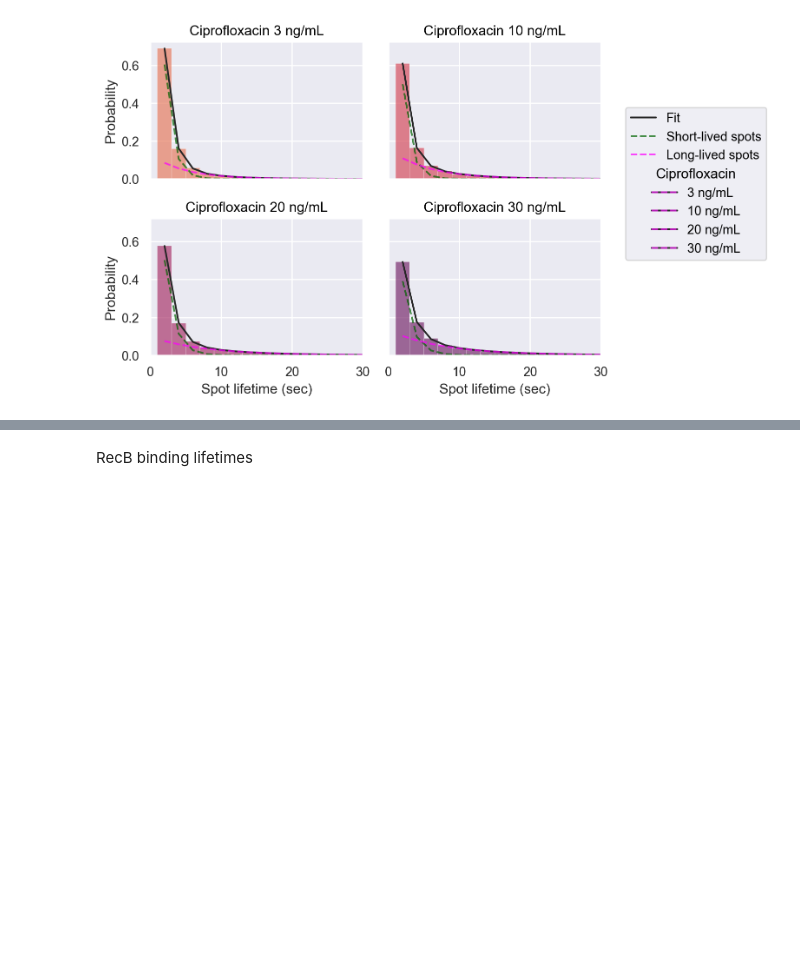
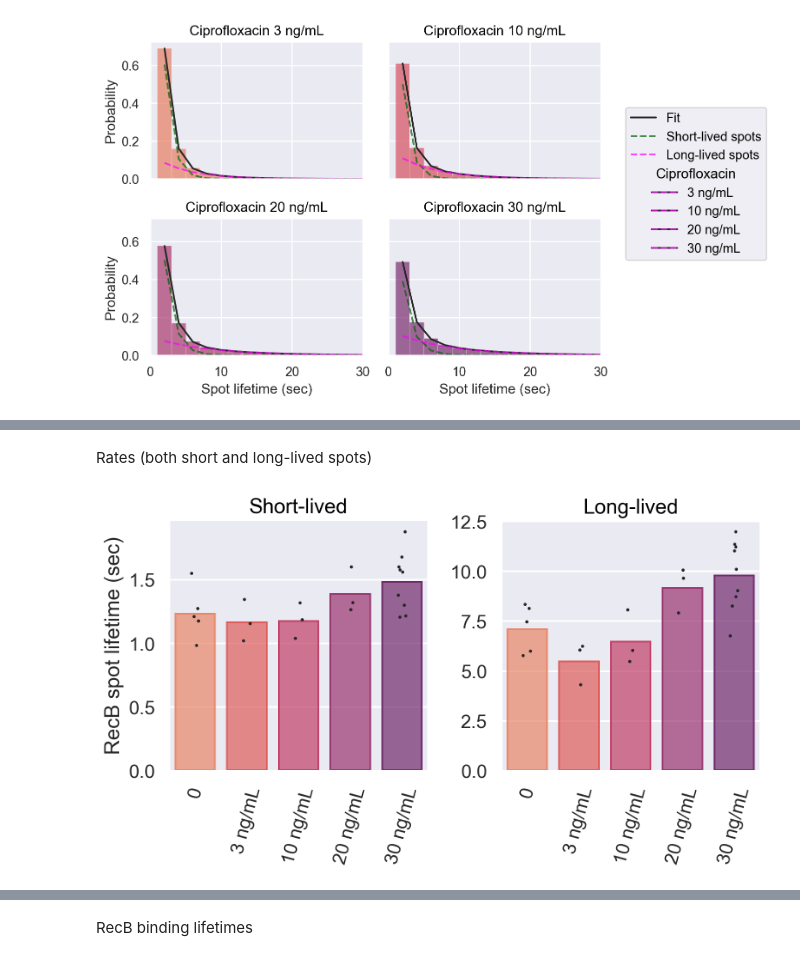
Before and after one commit to DanielThedie/RecB_article, a Jupyter notebook: Notebooks/2_Ciprofloxacin_damage/Long_RecB_spots.ipynb, the cells around one changed output, grey strips where cells are left out. Drawn from its saved outputs; the diff is of its cells as text; code cells hidden in the pictures; blank space fills up the shorter version.

Commit message:
Added spot lifetime and long spot proportion plots

```diff
--- a/Notebooks/2_Ciprofloxacin_damage/Long_RecB_spots.ipynb
+++ b/Notebooks/2_Ciprofloxacin_damage/Long_RecB_spots.ipynb
@@ -185,0 +186,33 @@ biexp_parameters = lifetime_fit.get_fit_parameters(param_names=['Amplitude 1', '
+# %% [markdown]
+Rates (both short and long-lived spots)
+# %%
+from seaborn import plotting_context
+import numpy as np
+
+df = (lifetime_fit.get_rates(dt=2, offset=list(bleaching_rates.Adjusted_rate))
+                  .assign(Lifetime=lambda df: 1/df.Rate
+                          )
+                  .replace({'Fast':'Short-lived', 'Slow':'Long-lived'})
+         )
+
+p = (
+    so.Plot(df, x='Group', y='Lifetime', color='Group')
+    .layout(size=(8.5,5))
+    .facet(col='Rate_type')
+    .add(so.Bar(), so.Agg(), legend=False)
+    .add(so.Dots(color='k', fillalpha=1, marker='.'), so.Jitter(), legend=False)
+    .scale(color='flare')
+    .share(y=False)
+    .limit(y=(None, None))
+    .label(x="", y="RecB spot lifetime (sec)", color='Ciprofloxacin')
+    .theme(plotting_context('talk'))
+    .plot()
+)
+
+p._figure.axes[0].xaxis.set_tick_params(rotation=75)
+p._figure.axes[1].xaxis.set_tick_params(rotation=75)
+
+# display(p)
+p.save(loc='D:\\DanielThedie\\Figures\\RecB_article_figures\\2_Cipro_RecB\\RecB_lifetimes.svg', format='svg', bbox_inches='tight')
+# %% [output]
+[figure, added]
```
Also changed, not shown: parts of 5 cells of this notebook.
